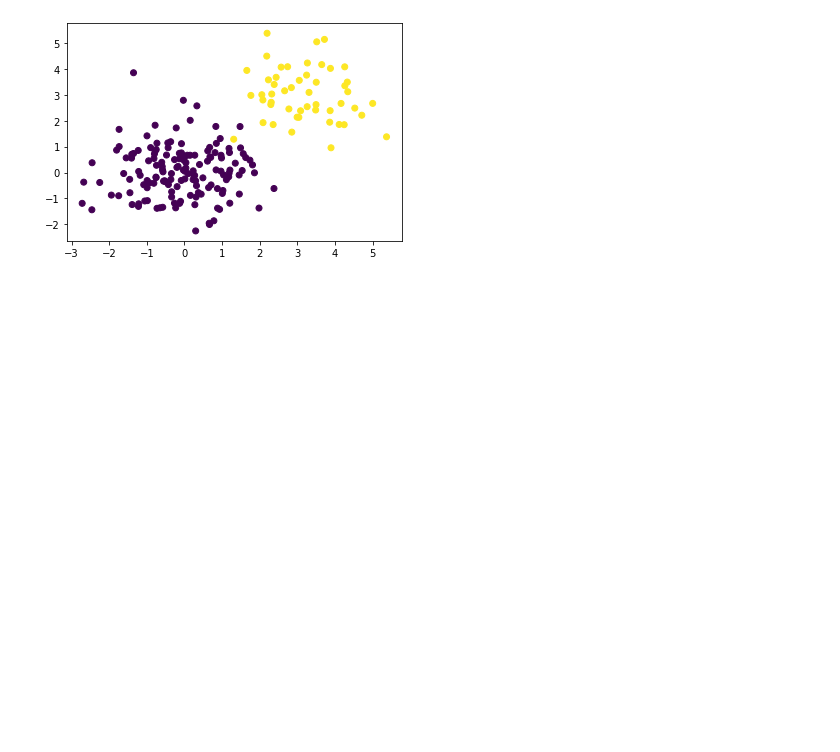
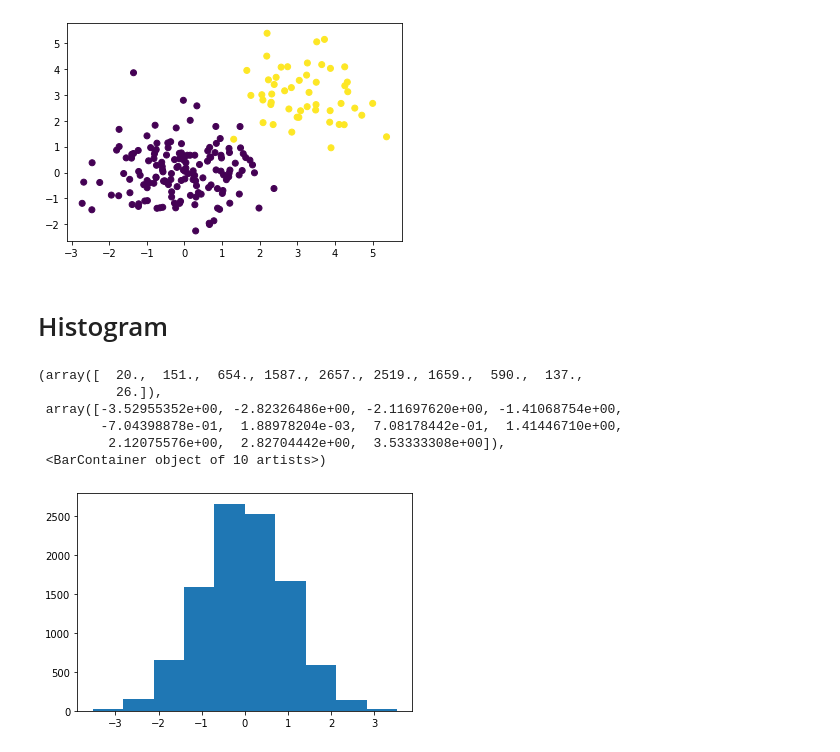
Before and after one commit to VHugoBarnes/machine-learning-practice, a Jupyter notebook: numpy-stack/matplotlib-tutorial.ipynb, the cells around one changed output. Saved outputs shown, nothing was run; the diff lists cells and outputs as text; code cells hidden in the pictures; blank space fills up the shorter version.

Commit message:
Histogram

```diff
--- a/numpy-stack/matplotlib-tutorial.ipynb
+++ b/numpy-stack/matplotlib-tutorial.ipynb
@@ -39,3 +39,17 @@ plt.scatter(X[:,0], X[:,1], c=Y)
 # %% [output]
 <matplotlib.collections.PathCollection at 0x...>
 [figure]
+# %% [markdown]
+# Histogram
+# %%
+X = np.random.randn(10000)
+# %%
+plt.hist(X);
+# %% [output]
+(array([  20.,  151.,  654., 1587., 2657., 2519., 1659.,  590.,  137.,
+          26.]),
+ array([-3.52955352e+00, -2.82326486e+00, -2.11697620e+00, -1.41068754e+00,
+        -7.04398878e-01,  1.88978204e-03,  7.08178442e-01,  1.41446710e+00,
+         2.12075576e+00,  2.82704442e+00,  3.53333308e+00]),
+ <BarContainer object of 10 artists>)
+[figure, added]
```
Also changed, not shown: parts of 2 cells of this notebook.
